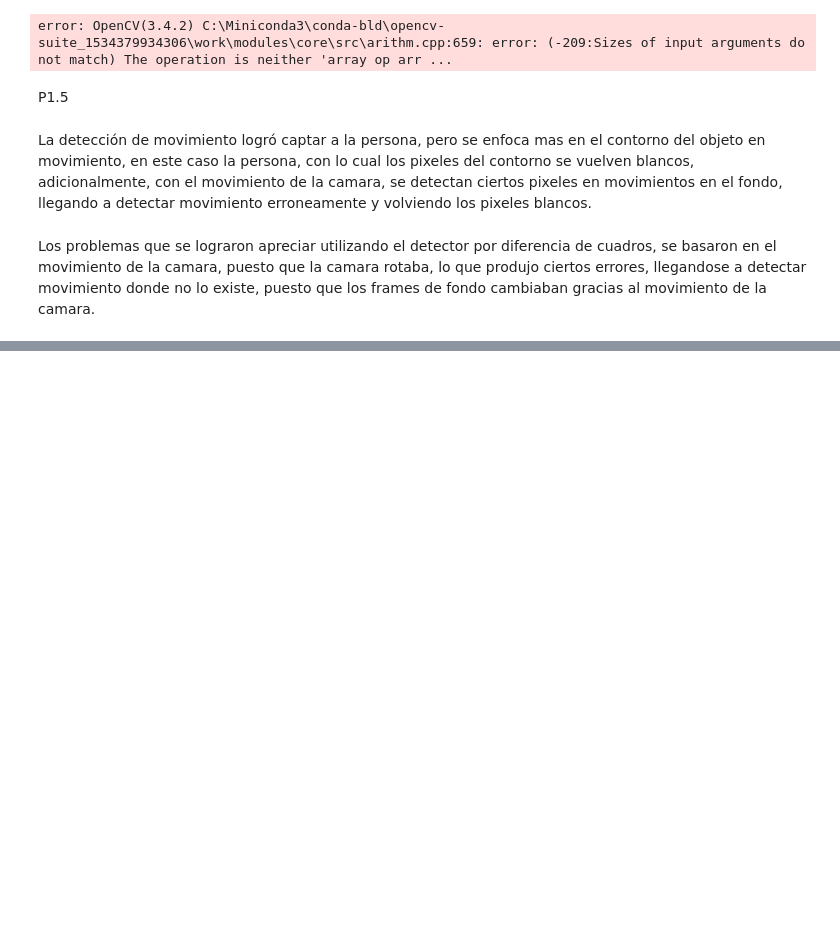
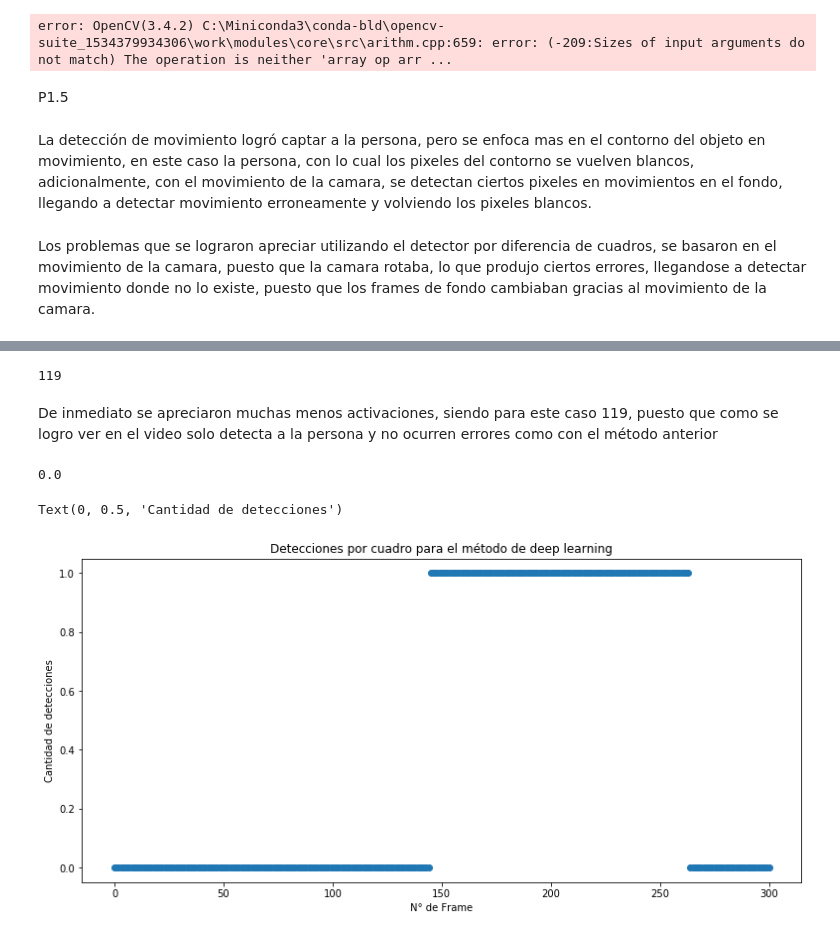
Before and after one commit to iazt/labIC, a Jupyter notebook: lab3/Lab 3.ipynb, the cells around one changed output, grey strips where cells are left out. Cells and saved outputs as stored; diff of their text form; code cells hidden in the pictures; blank space fills up the shorter version.

```diff
--- a/lab3/Lab 3.ipynb
+++ b/lab3/Lab 3.ipynb
@@ -254,0 +353,22 @@ detector5a('seq4')
+# %%
+len(data)
+# %% [output]
+119
+# %% [markdown]
+De inmediato se apreciaron muchas menos activaciones, siendo para este caso 119, puesto que como se logro ver en el video solo detecta a la persona y no ocurren errores como con el método anterior
+# %%
+modelodl=np.zeros(301)
+modelodl[data['Frame']]=1
+# %%
+modelodl[144]
+# %% [output]
+0.0
+# %%
+plt.figure(figsize=(13,6))
+plt.plot(modelodl,'o')
+plt.title('Detecciones por cuadro para el método de deep learning')
+plt.xlabel('N° de Frame')
+plt.ylabel('Cantidad de detecciones')
+# %% [output]
+Text(0, 0.5, 'Cantidad de detecciones')
+[figure, added]
```
Also changed, not shown: parts of 12 cells of this notebook.
